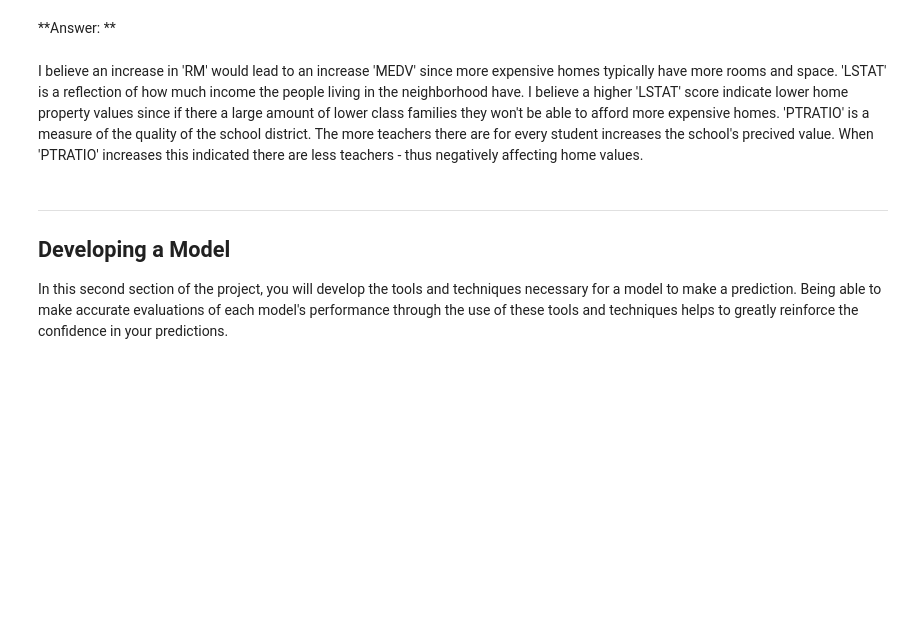
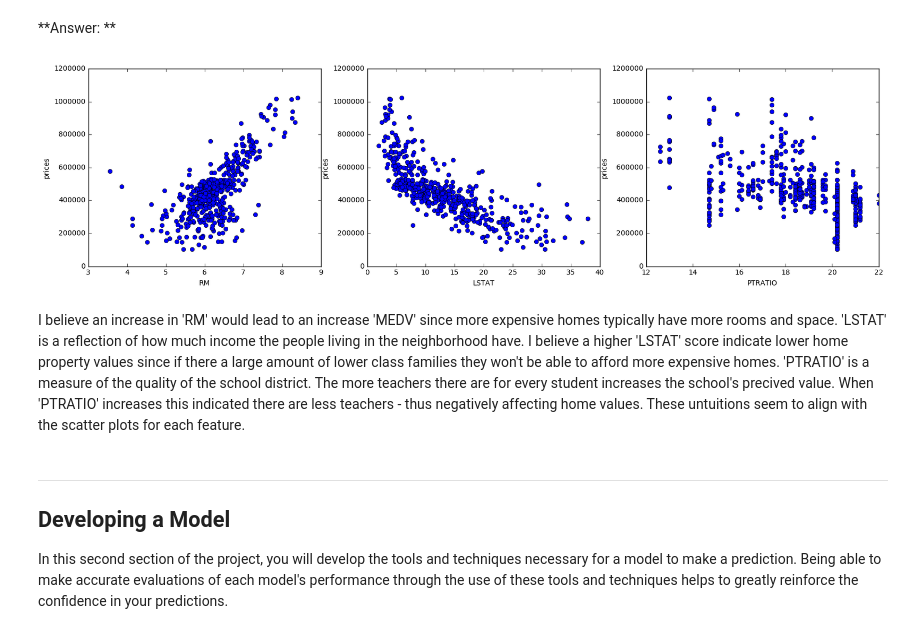
Before and after one commit to trdelgado/Udacity-MLND, a Jupyter notebook: boston_housing/boston_housing.ipynb, the cells around one changed output. Saved outputs shown, nothing was run; the diff lists cells and outputs as text; code cells hidden in the pictures; blank space fills up the shorter version.

```diff
--- a/boston_housing/boston_housing.ipynb
+++ b/boston_housing/boston_housing.ipynb
@@ -159,8 +159,21 @@ _Using your intuition, for each of the three features above, do you think that a
 **Hint:** Would you expect a home that has an `'RM'` value of 6 be worth more or less than a home that has an `'RM'` value of 7?
 # %% [markdown]
 **Answer: **
+# %%
+# Scatter plots to verify correlation between features and housing prices
+import matplotlib.pyplot as plt
+plt.figure(figsize=(20, 5))
+
+for i, col in enumerate(features.columns):
+  plt.subplot(1, 3, i+1)
+  plt.plot(data[col], prices, 'o')
+  #plt.title(col)
+  plt.xlabel(col)
+  plt.ylabel('prices')
+# %% [output]
+[figure, added]
 # %% [markdown]
-I believe an increase in 'RM' would lead to an increase 'MEDV' since more expensive homes typically have more rooms and space. 'LSTAT' is a reflection of how much income the people living in the neighborhood have. I believe a higher 'LSTAT' score indicate lower home property values since if there a large amount of lower class families they won't be able to afford more expensive homes. 'PTRATIO' is a measure of the quality of the school district. The more teachers there are for every student increases the school's precived value. When 'PTRATIO' increases this indicated there are less teachers - thus negatively affecting home values.
+I believe an increase in 'RM' would lead to an increase 'MEDV' since more expensive homes typically have more rooms and space. 'LSTAT' is a reflection of how much income the people living in the neighborhood have. I believe a higher 'LSTAT' score indicate lower home property values since if there a large amount of lower class families they won't be able to afford more expensive homes. 'PTRATIO' is a measure of the quality of the school district. The more teachers there are for every student increases the school's precived value. When 'PTRATIO' increases this indicated there are less teachers - thus negatively affecting home values. These untuitions seem to align with the scatter plots for each feature.
 # %% [markdown]
 ----
 
```
Also changed, not shown: parts of 11 cells of this notebook, 14 other files.
